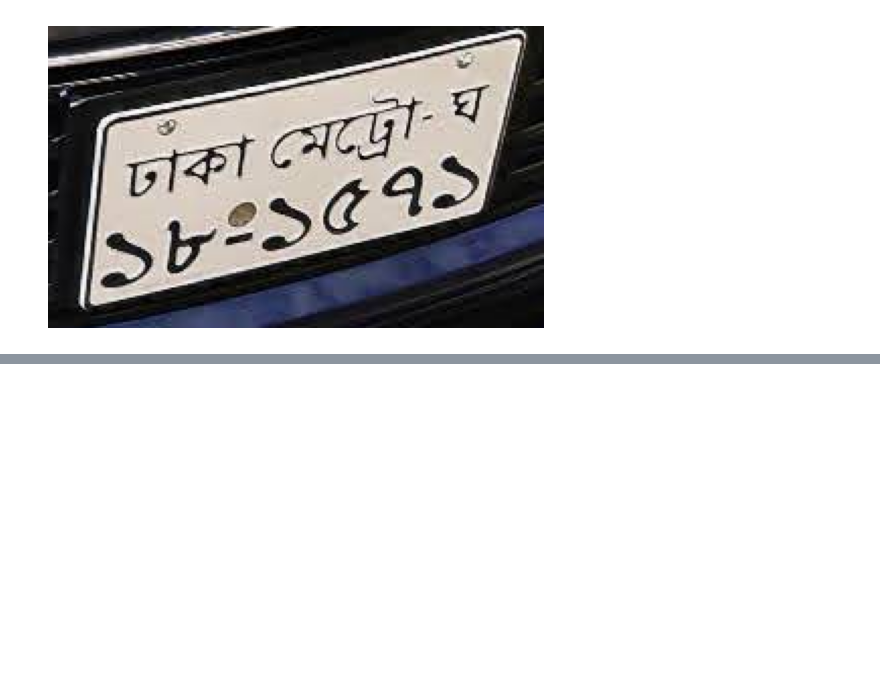
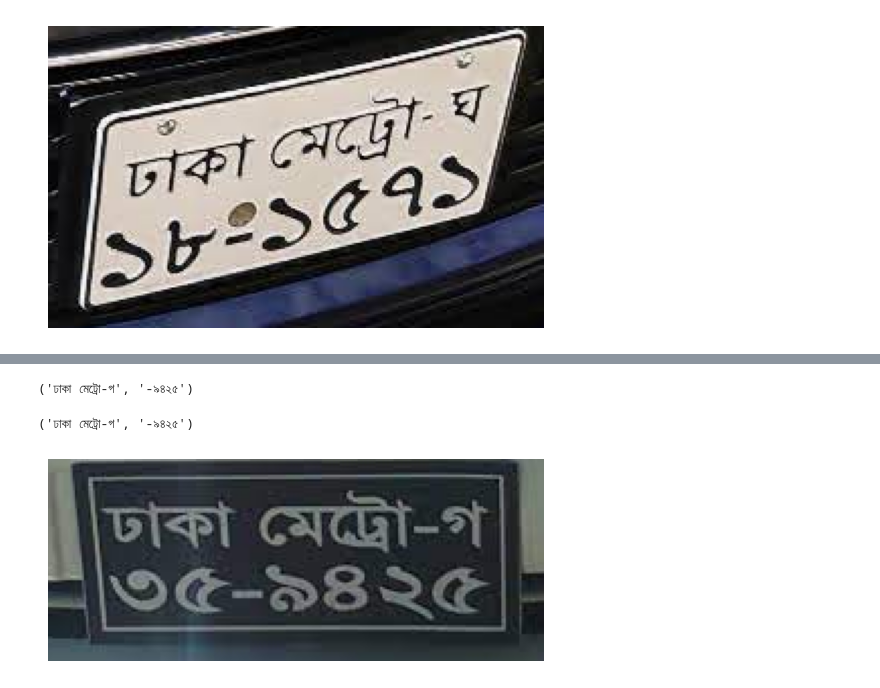
Before and after one commit to HasnainKabir-repos/License-Plate-Recognition, a Jupyter notebook: main.ipynb, the cells around one changed output, grey strips where cells are left out. Saved outputs shown, nothing was run; the diff lists cells and outputs as text; code cells hidden in the pictures; blank space fills up the shorter version.

```diff
--- a/main.ipynb
+++ b/main.ipynb
@@ -29,0 +44,6 @@ utils.detect_and_extract_lp_text('images/My_car_image.jpg')
+# %%
+utils.detect_and_extract_lp_text('images/images.jpg')
+# %% [output]
+('ঢাকা মেট্রো-গ', '-৯৪২৫')
+('ঢাকা মেট্রো-গ', '-৯৪২৫')
+[figure, added]
```
Also changed, not shown: parts of 3 cells of this notebook, 2 other files.
